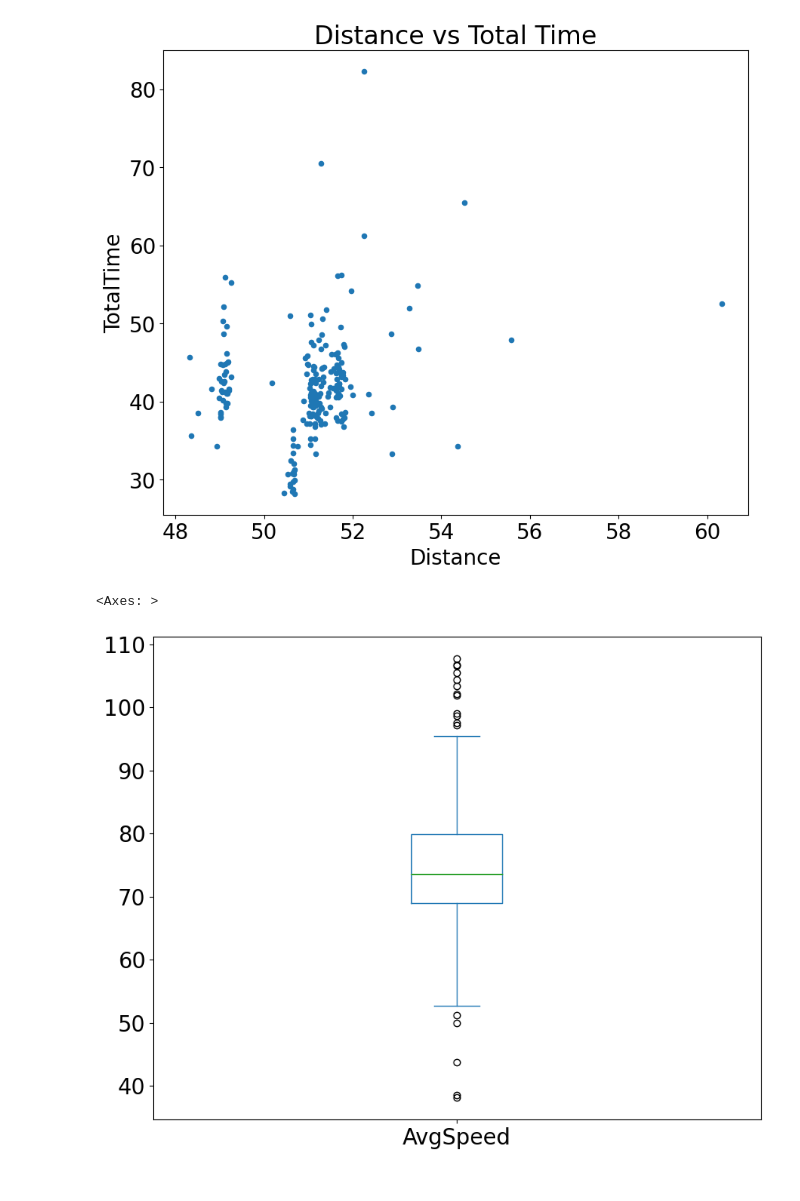
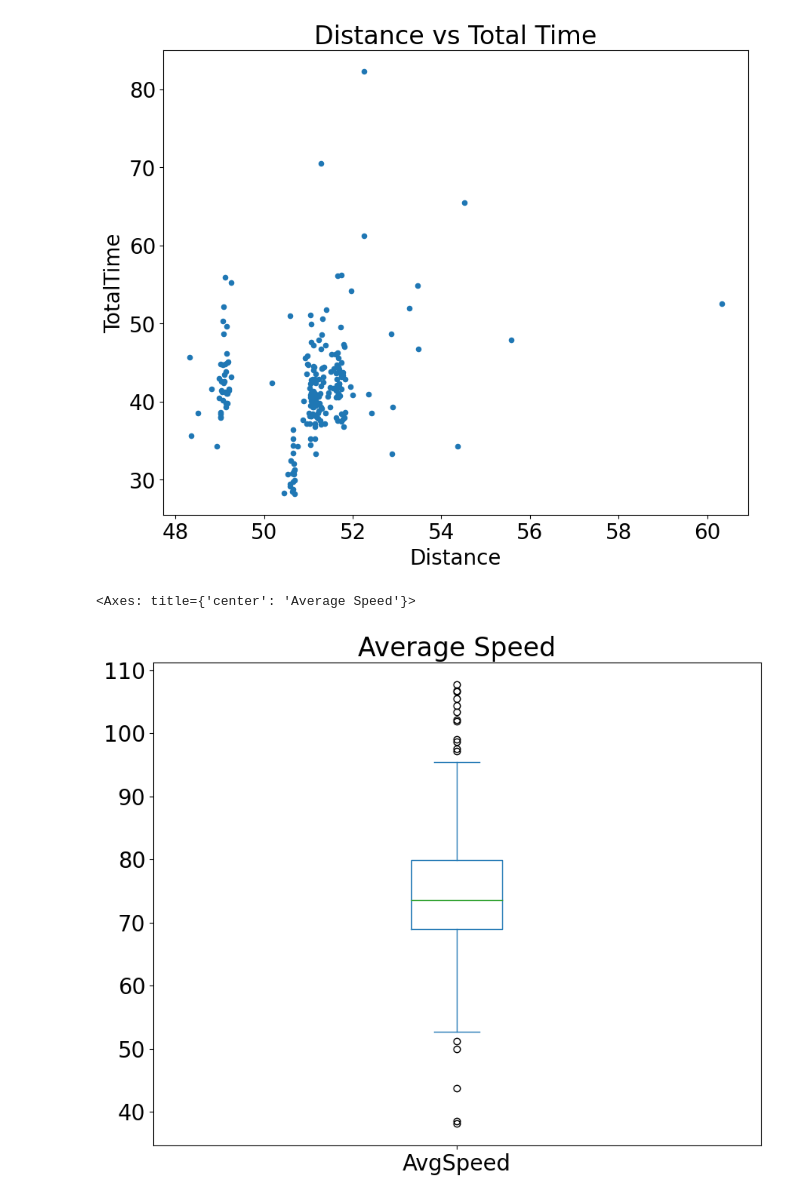
Before and after one commit to ccicarelli/BTE-320-T_Colten, a Jupyter notebook: Colten_PandasAssignment.ipynb, the cells around one changed output. Saved outputs shown, nothing was run; the diff lists cells and outputs as text; code cells hidden in the pictures.

```diff
--- a/Colten_PandasAssignment.ipynb
+++ b/Colten_PandasAssignment.ipynb
@@ -162,8 +162,8 @@ df.plot(kind='scatter', x = 'Distance', y = 'TotalTime', title = 'Distance vs To
 <Axes: title={'center': 'Distance vs Total Time'}, xlabel='Distance', ylabel='TotalTime'>
 [figure]
 # %%
-df['AvgSpeed'].plot(kind = 'box')
+df['AvgSpeed'].plot(kind = 'box', title = 'Average Speed')
 # %% [output]
-<Axes: >
+<Axes: title={'center': 'Average Speed'}>
-[figure, old version]
+[figure, new version]
 # %%
```
Also changed, not shown: parts of 1 cell of this notebook.
